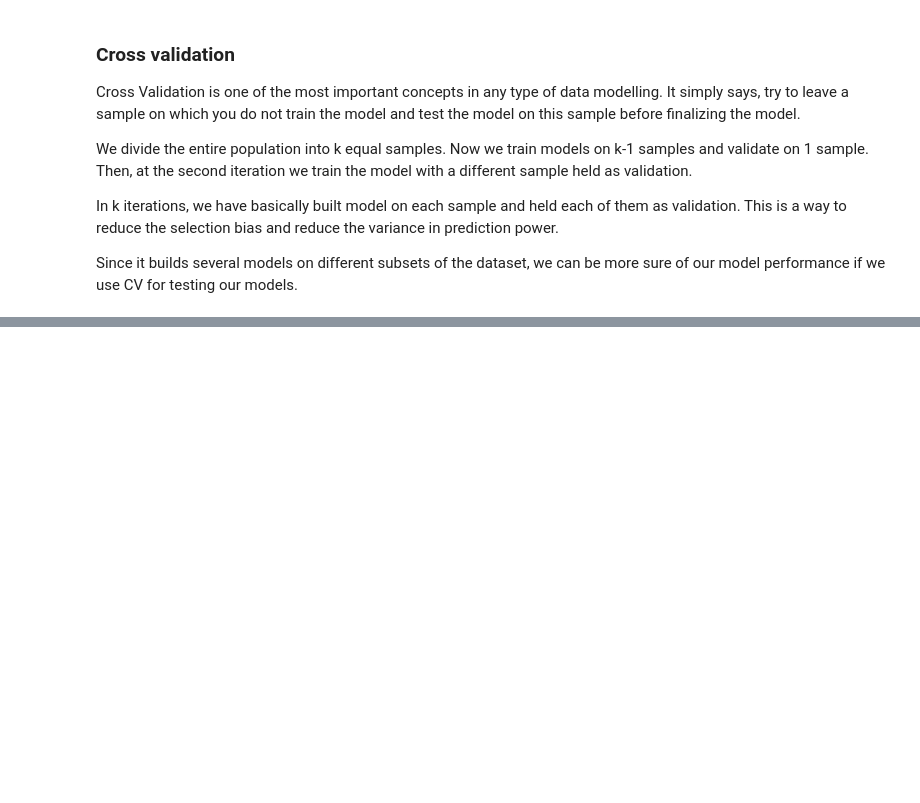
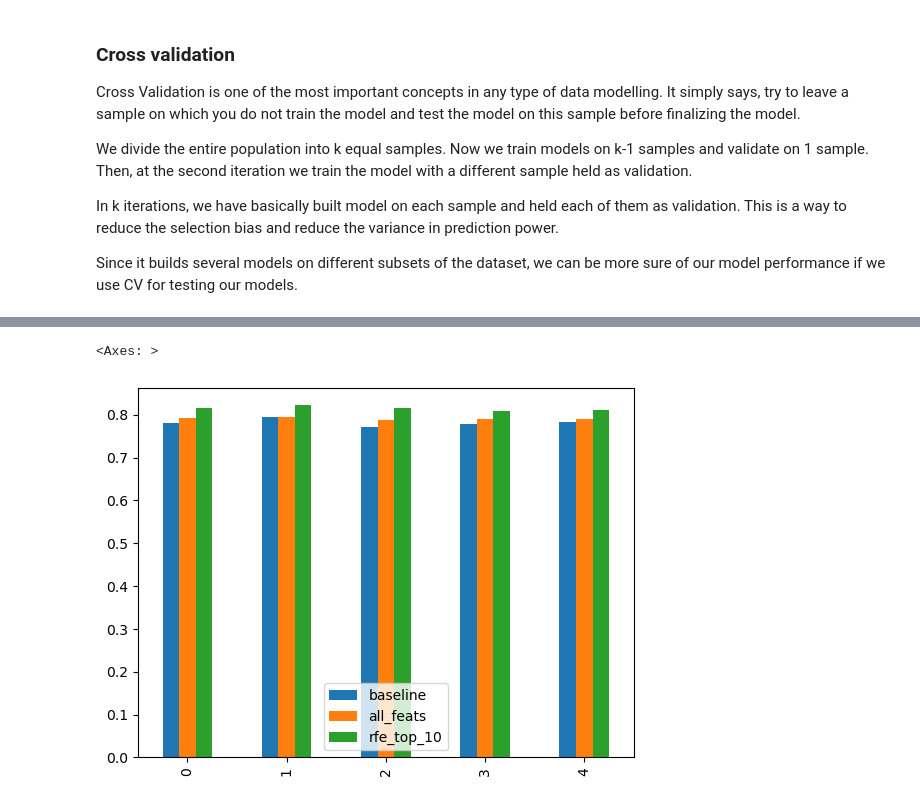
Before and after one commit to chaitnaya0119/customer_churn_prediction, a Jupyter notebook: Customer churn prediction using logistic regression.ipynb, the cells around one changed output, grey strips where cells are left out. Cells and saved outputs as stored; diff of their text form; code cells hidden in the pictures; blank space fills up the shorter version.

```diff
--- a/Customer churn prediction using logistic regression.ipynb
+++ b/Customer churn prediction using logistic regression.ipynb
@@ -453,0 +524,6 @@ def cross_validation(data,rstate = 12,col = data.columns,ther = 0.5):
+# %%
+feature = pd.DataFrame()
+feature['Features'] = data.columns
+feature['Rank'] = feature_ranking
+# %%
+ranked = feature.sort_values(by = ['Rank'])
@@ -453,0 +550,2 @@ def cross_validation(data,rstate = 12,col = data.columns,ther = 0.5):
+# %%
+rfe_top10_score = cross_validation(LogisticRegression(),col =ranked['Features'][:10].values )
@@ -453,0 +600,8 @@ def cross_validation(data,rstate = 12,col = data.columns,ther = 0.5):
+# %%
+results_df = pd.DataFrame({'baseline':baseline_score, 'all_feats': all_features_score , 'rfe_top_10': rfe_top10_score})
+# %%
+plt.Figure(figsize=(10,8))
+results_df.plot(y=["baseline", "all_feats", "rfe_top_10"], kind="bar")
+# %% [output]
+<Axes: >
+[figure, added]
```
Also changed, not shown: parts of 16 cells of this notebook.
